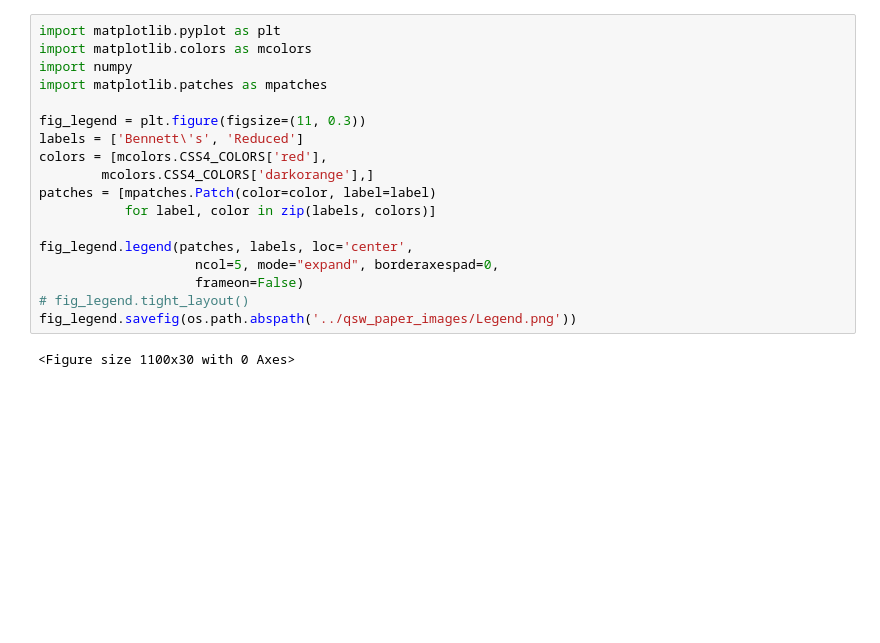
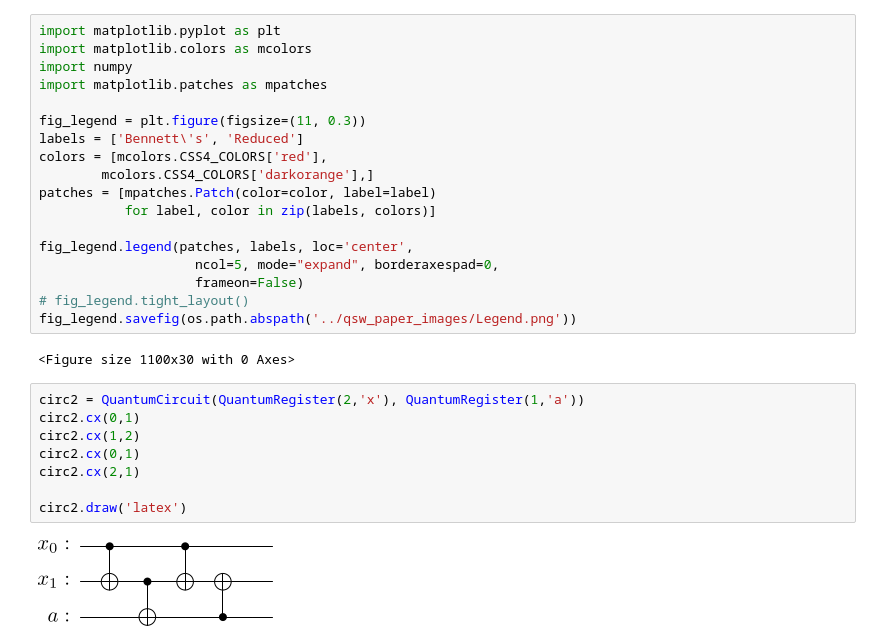
Before and after one commit to ashutiw2k/PartialUncomputationAndBennetts, a Jupyter notebook: testnotebooks/QSWPaperFigures.ipynb, the cells around one changed output. Drawn from its saved outputs; the diff is of its cells as text; blank space fills up the shorter version.

```diff
--- a/testnotebooks/QSWPaperFigures.ipynb
+++ b/testnotebooks/QSWPaperFigures.ipynb
@@ -89,3 +89,13 @@ fig_legend.legend(patches, labels, loc='center',
 fig_legend.savefig(os.path.abspath('../qsw_paper_images/Legend.png'))
 # %% [output]
 <Figure size 1100x30 with 0 Axes>
+# %%
+circ2 = QuantumCircuit(QuantumRegister(2,'x'), QuantumRegister(1,'a'))
+circ2.cx(0,1)
+circ2.cx(1,2)
+circ2.cx(0,1)
+circ2.cx(2,1)
+
+circ2.draw('latex')
+# %% [output]
+[figure, added]
```
Also changed, not shown: parts of 3 cells of this notebook.
